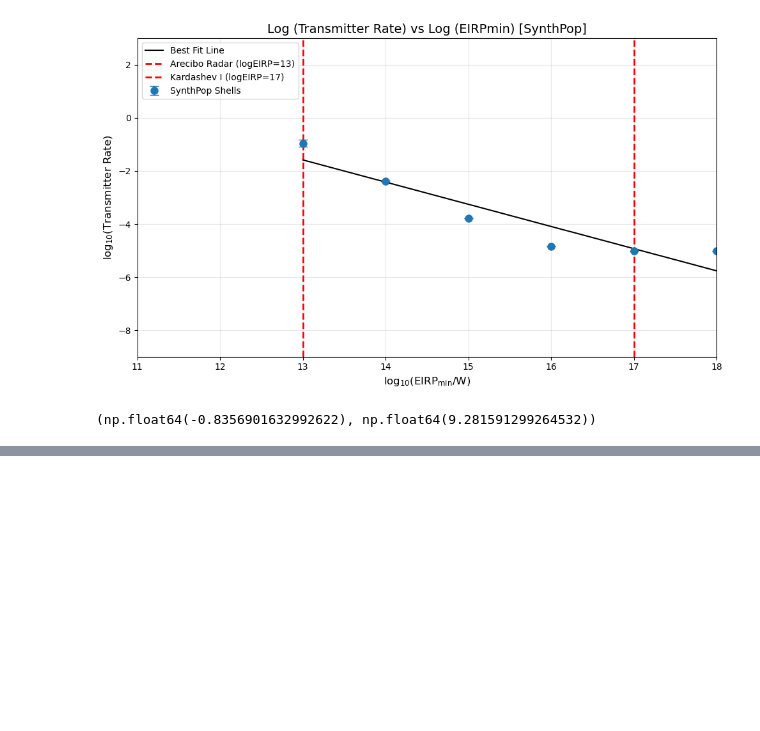
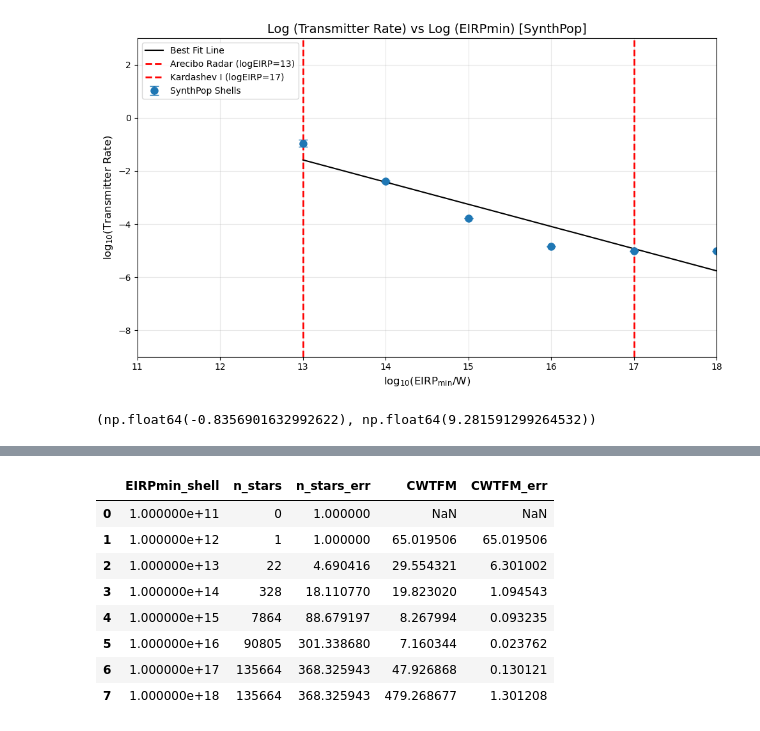
Before and after one commit to matti656/beamseti, a Jupyter notebook: SynthPop/SynthPop_Test.ipynb, the cells around one changed output, grey strips where cells are left out. Cells and saved outputs as stored; diff of their text form; code cells hidden in the pictures; blank space fills up the shorter version.

```diff
--- a/SynthPop/SynthPop_Test.ipynb
+++ b/SynthPop/SynthPop_Test.ipynb
@@ -2595,0 +2863,12 @@ quantify_slope(shell_results, nu_rel=0.769)
+# %%
+shell_results
+# %% [output]
+|  | EIRPmin_shell | n_stars | n_stars_err | CWTFM | CWTFM_err |
+| 0 | 1.000000e+11 | 0 | 1.000000 | NaN | NaN |
+| 1 | 1.000000e+12 | 1 | 1.000000 | 65.019506 | 65.019506 |
+| 2 | 1.000000e+13 | 22 | 4.690416 | 29.554321 | 6.301002 |
+| 3 | 1.000000e+14 | 328 | 18.110770 | 19.823020 | 1.094543 |
+| 4 | 1.000000e+15 | 7864 | 88.679197 | 8.267994 | 0.093235 |
+| 5 | 1.000000e+16 | 90805 | 301.338680 | 7.160344 | 0.023762 |
+| 6 | 1.000000e+17 | 135664 | 368.325943 | 47.926868 | 0.130121 |
+| 7 | 1.000000e+18 | 135664 | 368.325943 | 479.268677 | 1.301208 |
```
Also changed, not shown: parts of 7 cells of this notebook, 1 other file.
